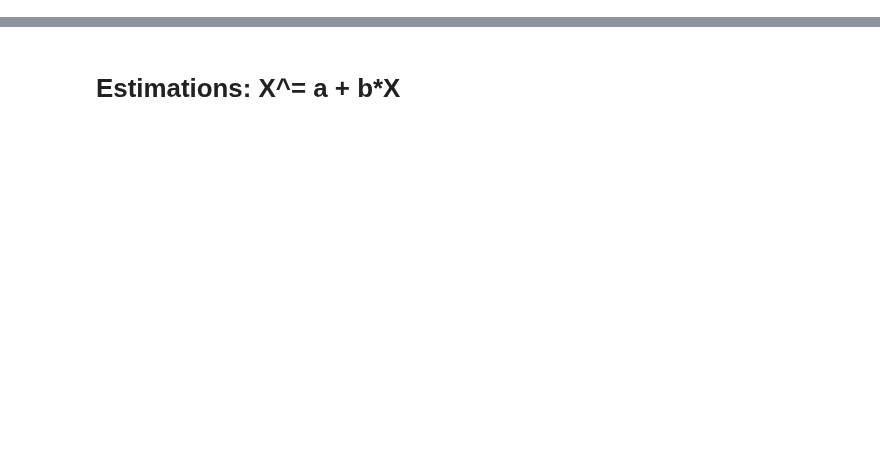
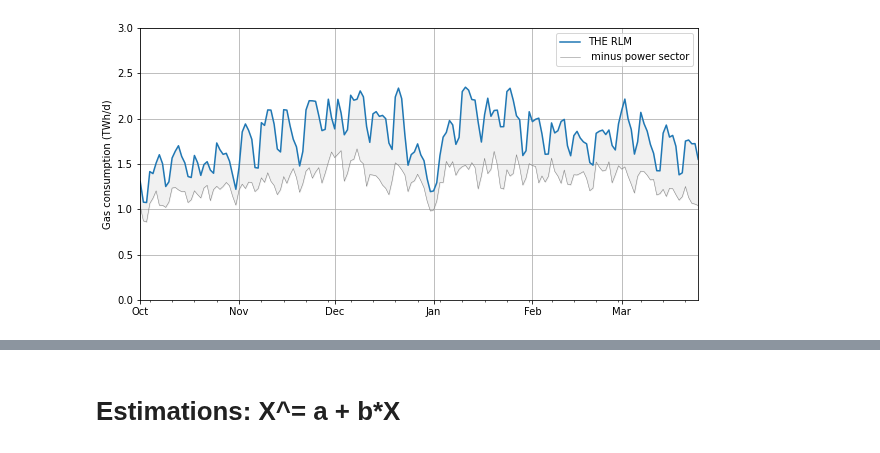
Before and after one commit to oruhnau/energy_demand, a Jupyter notebook: top_down/analysis.ipynb, the cells around one changed output, grey strips where cells are left out. Drawn from its saved outputs; the diff is of its cells as text; code cells hidden in the pictures; blank space fills up the shorter version.

```diff
--- a/top_down/analysis.ipynb
+++ b/top_down/analysis.ipynb
@@ -22,0 +81,24 @@ df.head()
+# %%
+plt.figure(figsize=(10,5))
+
+the_rlm = df['rlm_the [TWh]']
+the_rlm.plot(label='THE RLM')
+
+power_res = the_rlm - df['electricity_from_gas']
+plt.plot(df.index, power_res, color='tab:grey', label=' minus power sector', linewidth=0.5)
+plt.fill_between(df.index, the_rlm, power_res, color='tab:grey', alpha=0.1)
+
+#plt.fill_between(df.index, power_res, 0, color='tab:blue', alpha=0.1)
+
+plt.xlim(dft.index[[0, -1]])
+plt.ylim(0, 3)
+#plt.axvline('2022-01-01', color='black', linewidth=0.7)
+plt.grid()
+plt.legend(loc='upper right')
+plt.ylabel('Gas consumption (TWh/d)')
+
+X = plt.gca().xaxis
+X.set_major_locator(mdates.MonthLocator())
+X.set_major_formatter(mdates.DateFormatter('%b'))
+# %% [output]
+[figure, added]
```
Also changed, not shown: parts of 20 cells of this notebook, 3 other files.
